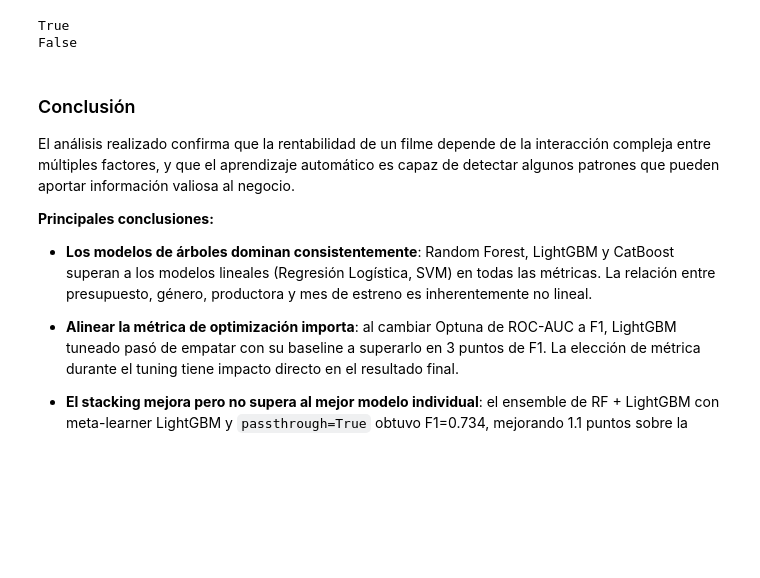
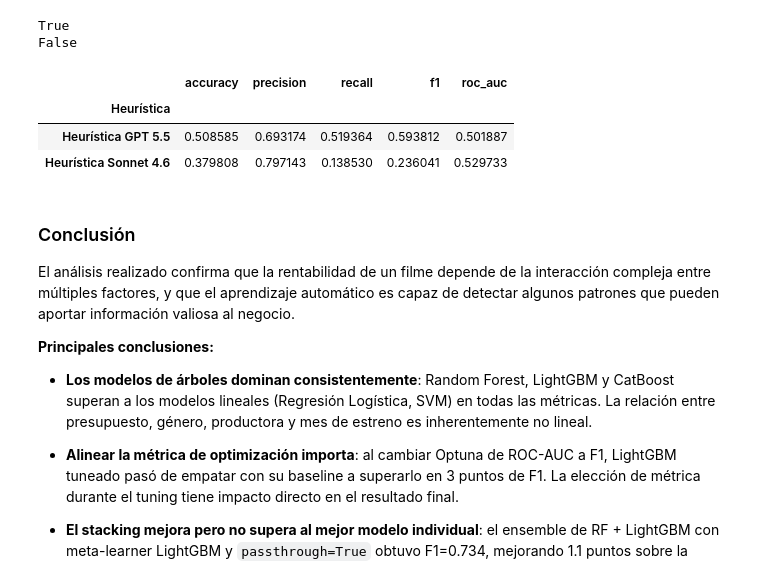
Before and after one commit to natonnelier/prediction_movies_imdb, a Jupyter notebook: prediction_movies_imdb_modificado.ipynb, the cells around one changed output. Saved outputs shown, nothing was run; the diff lists cells and outputs as text; code cells hidden in the pictures; blank space fills up the shorter version.

```diff
--- a/prediction_movies_imdb_modificado.ipynb
+++ b/prediction_movies_imdb_modificado.ipynb
@@ -1253,6 +1251,32 @@ print(sonnet_is_profitable(X.iloc[1]))
 # %% [output]
 True
 False
+# %%
+from sklearn.metrics import accuracy_score, precision_score, recall_score, f1_score, roc_auc_score
+
+baseline_results = {}
+for name, func in [
+    ("Heurística GPT 5.5", gpt_is_profitable),
+    ("Heurística Sonnet 4.6", sonnet_is_profitable),
+]:
+    y_pred = X_test.apply(func, axis=1)
+    y_pred_proba = y_pred.astype(float)
+    baseline_results[name] = {
+        'accuracy': accuracy_score(y_test, y_pred),
+        'precision': precision_score(y_test, y_pred, zero_division=0),
+        'recall': recall_score(y_test, y_pred, zero_division=0),
+        'f1': f1_score(y_test, y_pred, zero_division=0),
+        'roc_auc': roc_auc_score(y_test, y_pred_proba),
+    }
+
+baseline_df = pd.DataFrame(baseline_results).T
+baseline_df.index.name = 'Heurística'
+display(baseline_df.sort_values(by='f1', ascending=False))
+# %% [output]
+|  | accuracy | precision | recall | f1 | roc_auc |
+| Heurística |  |  |  |  |  |
+| Heurística GPT 5.5 | 0.508585 | 0.693174 | 0.519364 | 0.593812 | 0.501887 |
+| Heurística Sonnet 4.6 | 0.379808 | 0.797143 | 0.138530 | 0.236041 | 0.529733 |
 # %% [markdown]
 ### Conclusión
 
```
Also changed, not shown: parts of 14 cells of this notebook, 3 other files.
